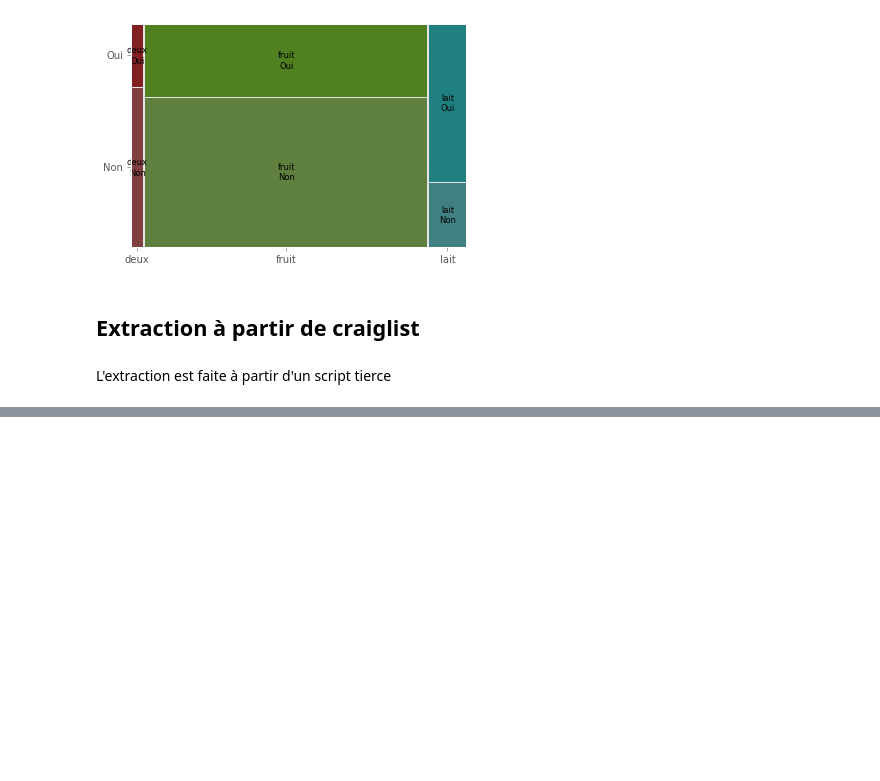
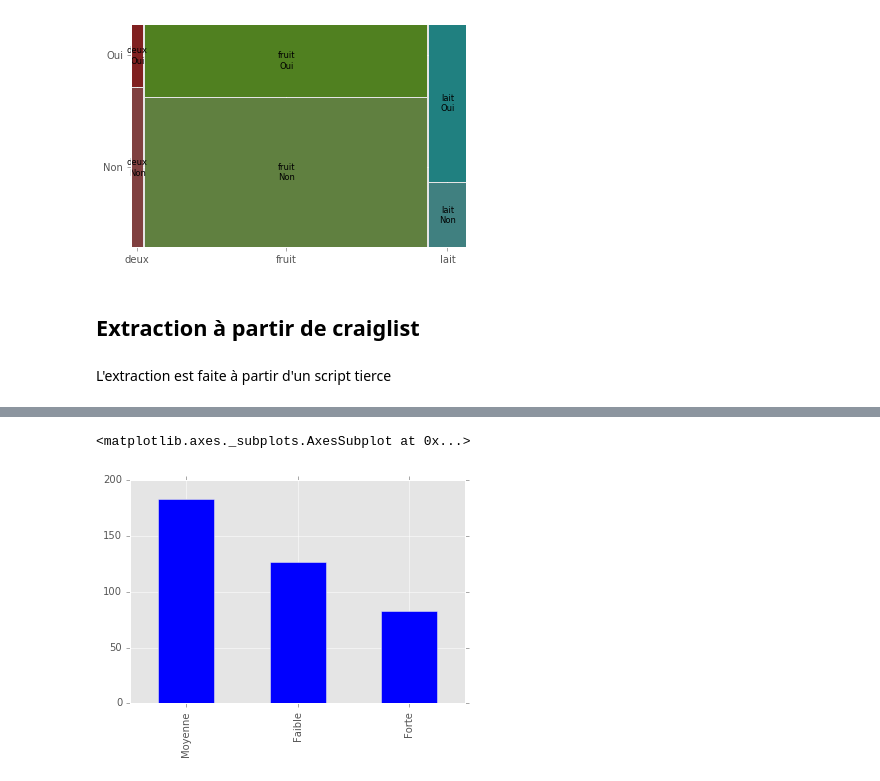
Before and after one commit to emilienschultz/researchnotebooks, a Jupyter notebook: Kefir-extract-web.ipynb, the cells around one changed output, grey strips where cells are left out. Saved outputs shown, nothing was run; the diff lists cells and outputs as text; code cells hidden in the pictures; blank space fills up the shorter version.

```diff
--- a/Kefir-extract-web.ipynb
+++ b/Kefir-extract-web.ipynb
@@ -243,0 +314,5 @@ L'extraction est faite à partir d'un script tierce
+# %%
+data["Produit"].value_counts().plot(kind="bar")
+# %% [output]
+<matplotlib.axes._subplots.AxesSubplot at 0x...>
+[figure, added]
```
Also changed, not shown: parts of 9 cells of this notebook, 1 other file.
